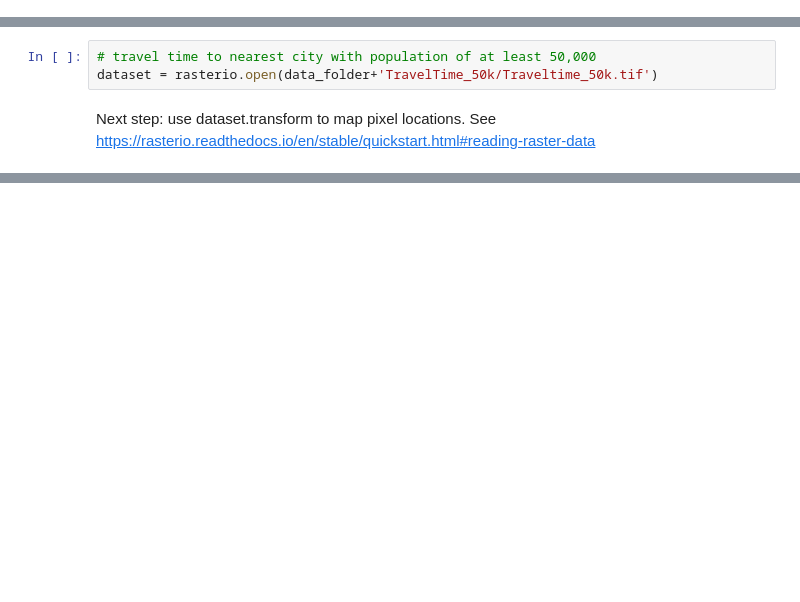
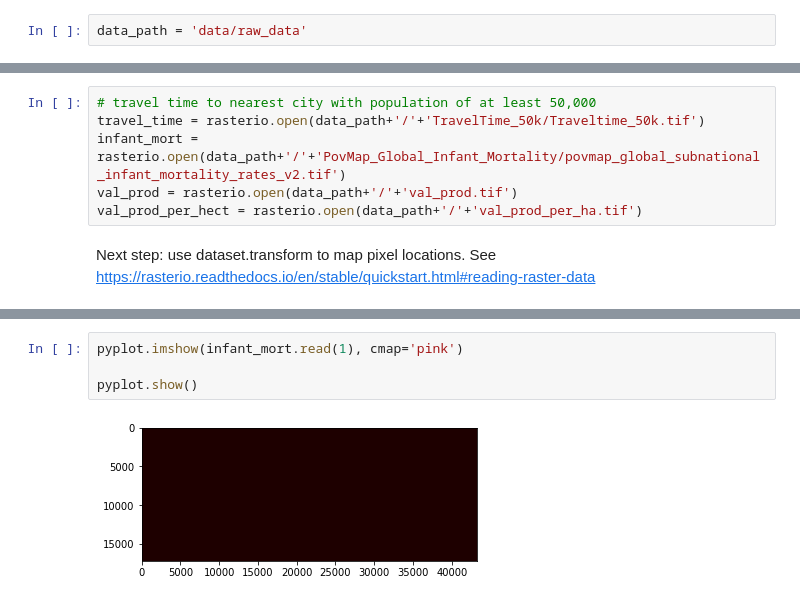
Before and after one commit to AaronScherf/Human_Mobility_Project, a Jupyter notebook: code/1_importing/importing_data.ipynb, the cells around one changed output, grey strips where cells are left out. Saved outputs shown, nothing was run; the diff lists cells and outputs as text; blank space fills up the shorter version.

```diff
--- a/code/1_importing/importing_data.ipynb
+++ b/code/1_importing/importing_data.ipynb
@@ -107 +113,3 @@ Successfully installed wget-3.2
+# %%
+data_path = 'data/raw_data'
 # %%
@@ -248,7 +212,10 @@ country_borders.plot()
 Read in the data for variables to use in the principal component analysis.
 # %%
 # travel time to nearest city with population of at least 50,000
-dataset = rasterio.open(data_folder+'TravelTime_50k/Traveltime_50k.tif')
+travel_time = rasterio.open(data_path+'/'+'TravelTime_50k/Traveltime_50k.tif')
+infant_mort = rasterio.open(data_path+'/'+'PovMap_Global_Infant_Mortality/povmap_global_subnational_infant_mortality_rates_v2.tif')
+val_prod = rasterio.open(data_path+'/'+'val_prod.tif')
+val_prod_per_hect = rasterio.open(data_path+'/'+'val_prod_per_ha.tif')
 # %% [markdown]
 Next step: use dataset.transform to map pixel locations. See https://rasterio.readthedocs.io/en/stable/quickstart.html#reading-raster-data
 # %%
@@ -293,3 +260,9 @@ pyplot.imshow(dataset.read(1), cmap='pink')
 pyplot.show()
 # %% [output]
 [figure]
+# %%
+pyplot.imshow(infant_mort.read(1), cmap='pink')
+
+pyplot.show()
+# %% [output]
+[figure, added]
```
Also changed, not shown: parts of 19 cells of this notebook, 51 other files.
